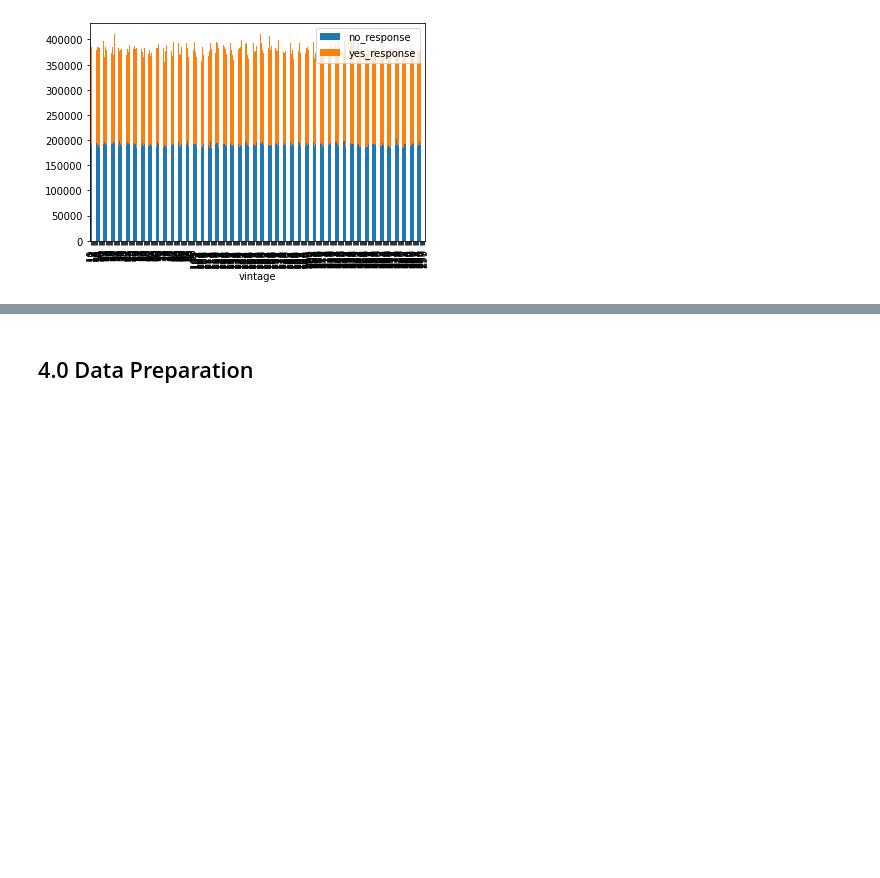
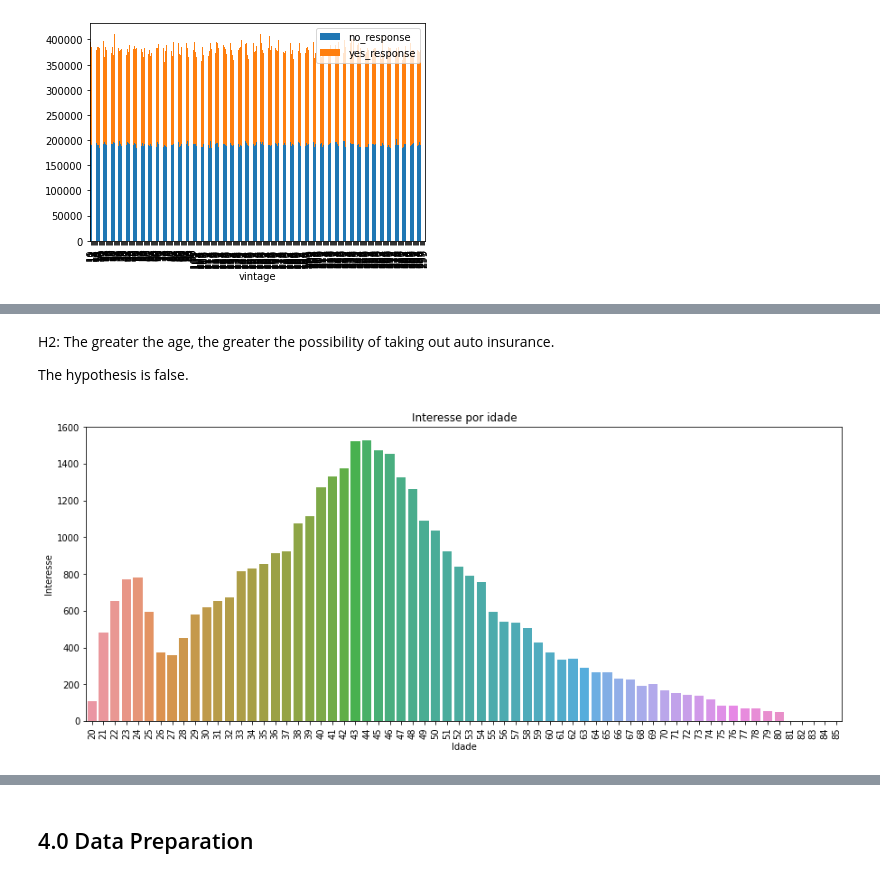
Before and after one commit to tiago121/health_insurance_classification_project, a Jupyter notebook: Health_insurance.ipynb, the cells around one changed output, grey strips where cells are left out. Saved outputs shown, nothing was run; the diff lists cells and outputs as text; code cells hidden in the pictures; blank space fills up the shorter version.

```diff
--- a/Health_insurance.ipynb
+++ b/Health_insurance.ipynb
@@ -330,0 +460,15 @@ df.plot( x='vintage', kind='bar', stacked=True)
+# %% [markdown]
+H2: The greater the age, the greater the possibility of taking out auto insurance.
+
+The hypothesis is false.
+# %%
+# Analyse just interested customers by age
+plt.figure(figsize=(15,6))
+aux_age2 = df3[['age', 'response']].groupby('age').sum().reset_index()
+eda_age2 = sns.barplot( x='age', y='response', data=aux_age2 )
+eda_age2.set_title('Interesse por idade')
+eda_age2.set_xlabel('Idade')
+eda_age2.set_ylabel('Interesse')
+plt.xticks( rotation=90 );
+# %% [output]
+[figure, added]
```
Also changed, not shown: parts of 117 cells of this notebook.
